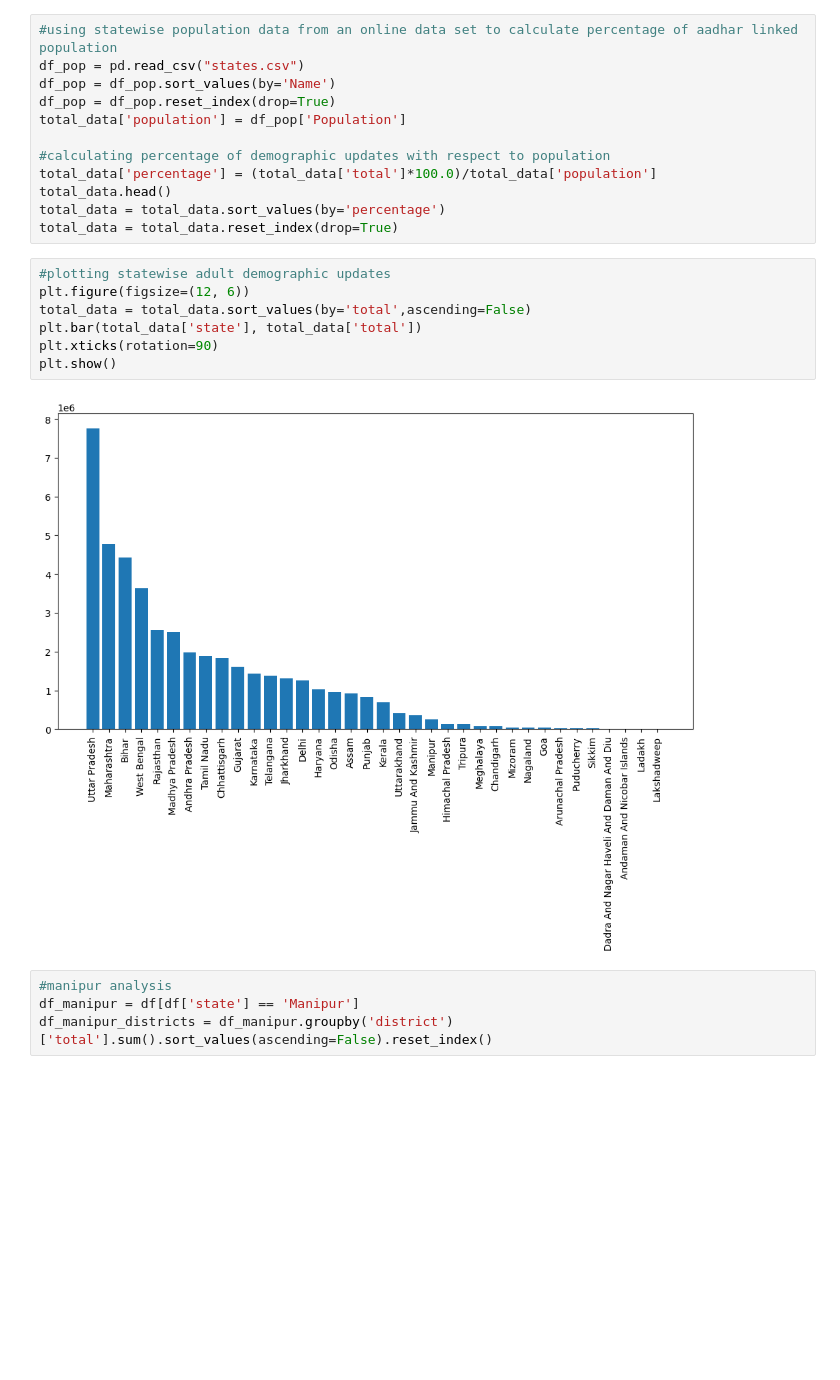
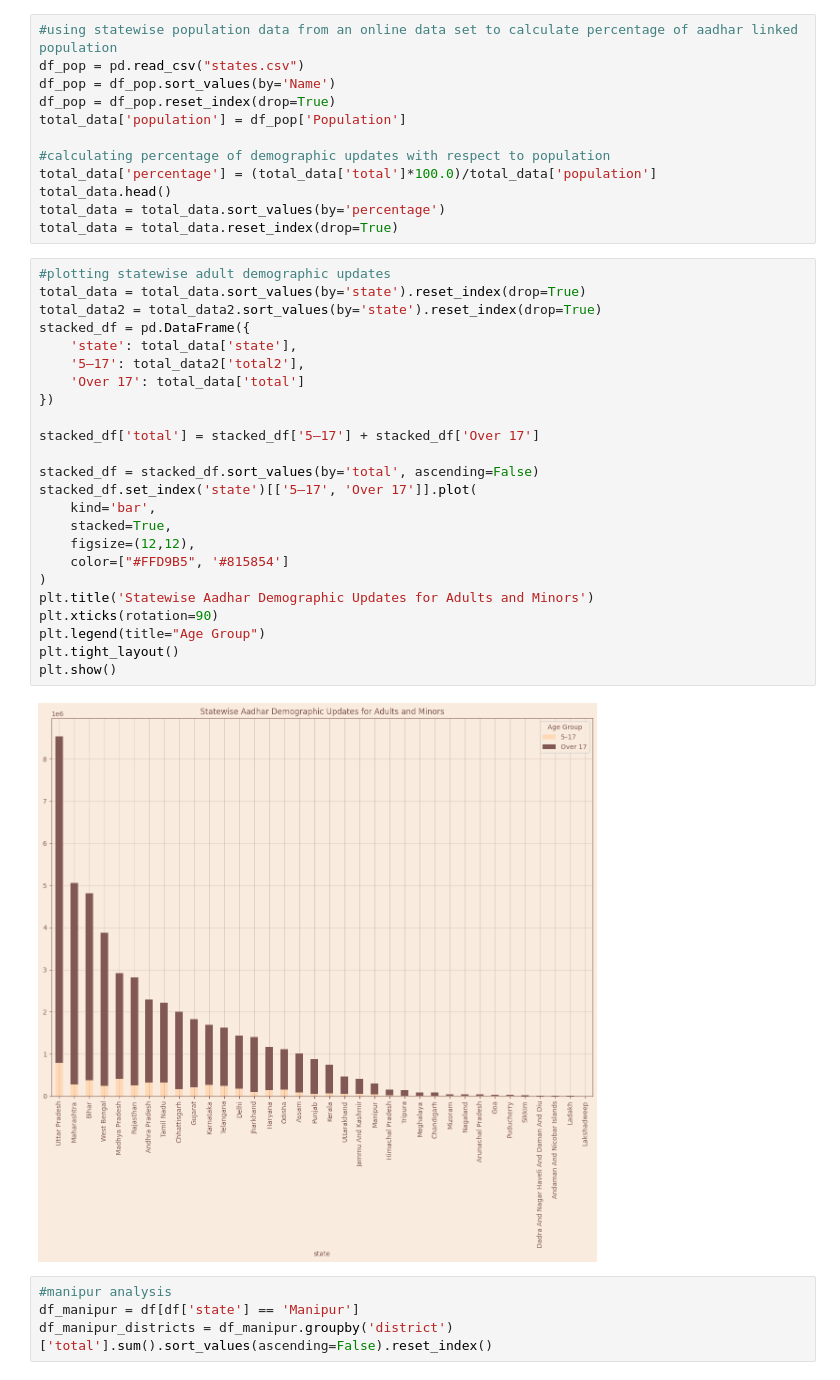
Before and after one commit to Prxxthxm/UIDAI-Data-Analysis, a Jupyter notebook: aadhar_demographic_updates.ipynb, the cells around one changed output. Saved outputs shown, nothing was run; the diff lists cells and outputs as text; blank space fills up the shorter version.

```diff
--- a/aadhar_demographic_updates.ipynb
+++ b/aadhar_demographic_updates.ipynb
@@ -102,13 +102,30 @@ total_data = total_data.sort_values(by='percentage')
 total_data = total_data.reset_index(drop=True)
 # %%
 #plotting statewise adult demographic updates
-plt.figure(figsize=(12, 6))
-total_data = total_data.sort_values(by='total',ascending=False)
-plt.bar(total_data['state'], total_data['total'])
+total_data = total_data.sort_values(by='state').reset_index(drop=True)
+total_data2 = total_data2.sort_values(by='state').reset_index(drop=True)
+stacked_df = pd.DataFrame({
+    'state': total_data['state'],
+    '5–17': total_data2['total2'],
+    'Over 17': total_data['total']
+})
+
+stacked_df['total'] = stacked_df['5–17'] + stacked_df['Over 17']
+
+stacked_df = stacked_df.sort_values(by='total', ascending=False)
+stacked_df.set_index('state')[['5–17', 'Over 17']].plot(
+    kind='bar',
+    stacked=True,
+    figsize=(12,12),
+    color=["#FFD9B5", '#815854']
+)
+plt.title('Statewise Aadhar Demographic Updates for Adults and Minors')
 plt.xticks(rotation=90)
+plt.legend(title="Age Group")
+plt.tight_layout()
 plt.show()
 # %% [output]
-[figure, old version]
+[figure, new version]
 # %%
 #manipur analysis
 df_manipur = df[df['state'] == 'Manipur']
```
Also changed, not shown: parts of 8 cells of this notebook.
